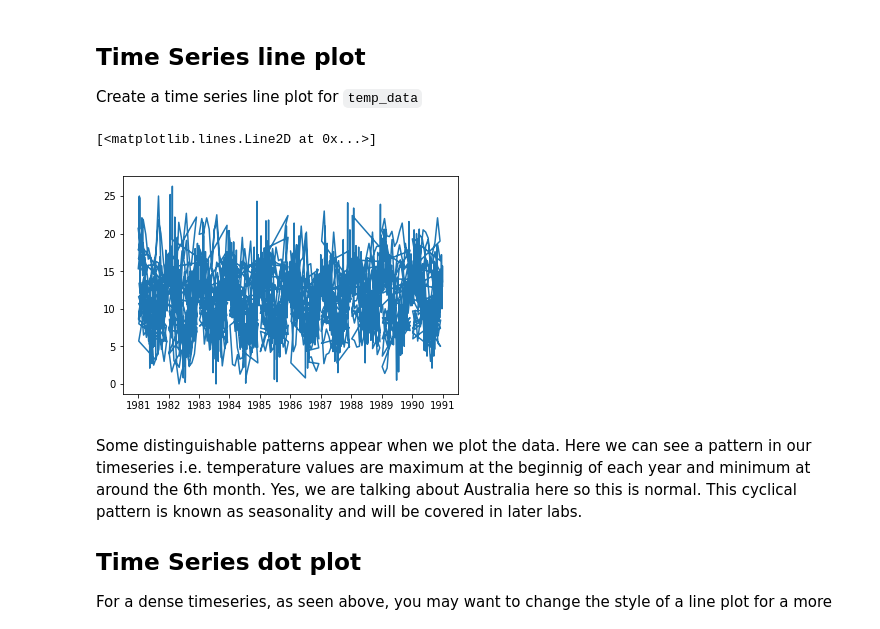
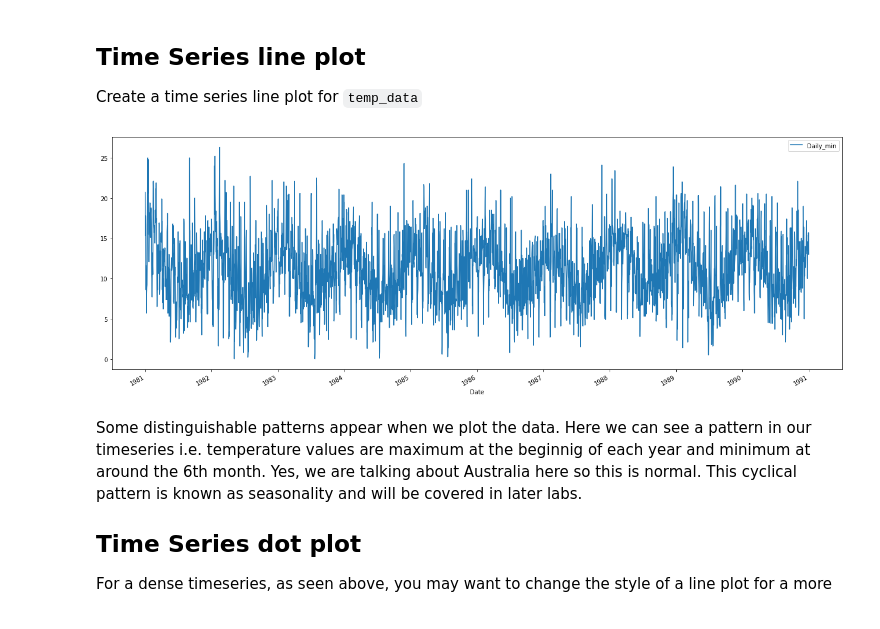
Before and after one commit to colemiller94/dsc-3-25-04-visualizing-time-series-data-lab-nyc-ds-career-012819, a Jupyter notebook: index.ipynb, the cells around one changed output. Saved outputs shown, nothing was run; the diff lists cells and outputs as text; code cells hidden in the pictures.

```diff
--- a/index.ipynb
+++ b/index.ipynb
@@ -51,10 +51,10 @@ memory usage: 57.0 KB
 Create a time series line plot for `temp_data`
 # %%
 # Draw a line plot using temp_data
-plt.plot(temp_data)
+temp_data.plot(figsize = (22,8))
+plt.show()
 # %% [output]
-[<matplotlib.lines.Line2D at 0x...>]
-[figure, old version]
+[figure, new version]
 # %% [markdown]
 Some distinguishable patterns appear when we plot the data. Here we can see a pattern in our timeseries i.e. temperature values are maximum at the beginnig of each year and minimum at around the 6th month. Yes, we are talking about Australia here so this is normal. This cyclical pattern is known as seasonality and will be covered in later labs.
 
```
Also changed, not shown: parts of 1 cell of this notebook.
